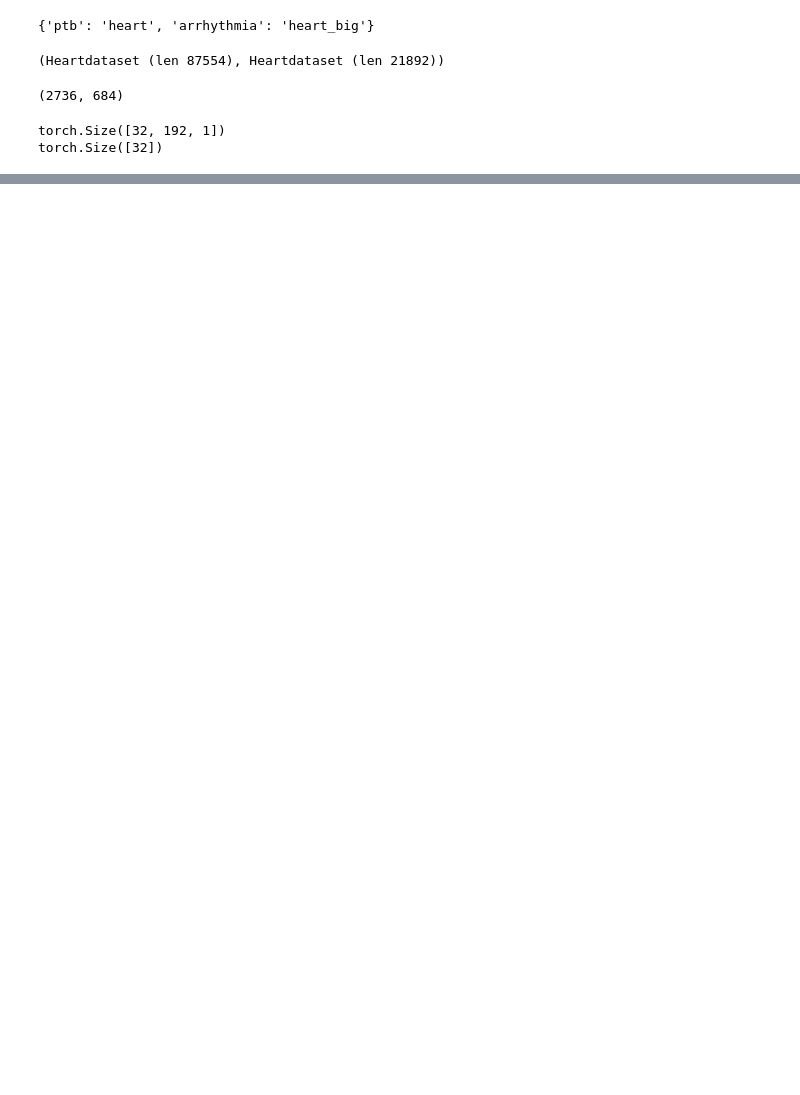
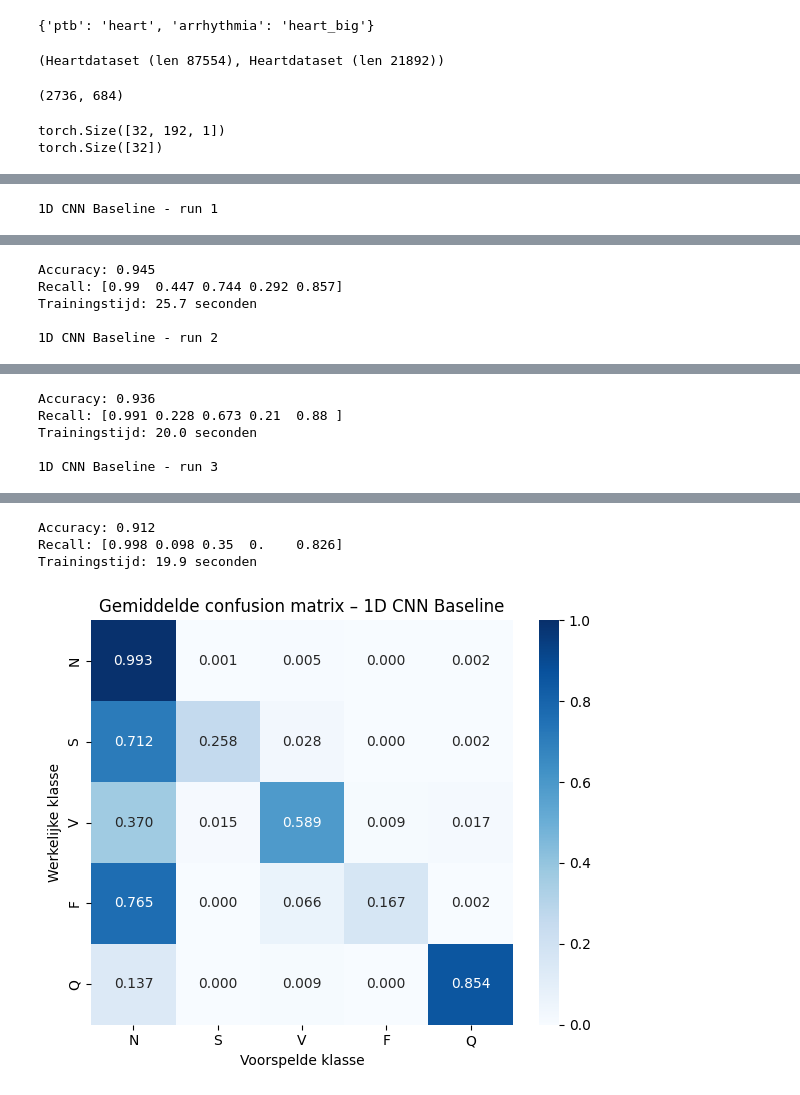
Before and after one commit to Mestix/MADS-ML-EXAM-ML, a Jupyter notebook: notebooks/eindopdracht_1D-Model.ipynb, the cells around one changed output, grey strips where cells are left out. Cells and saved outputs as stored; diff of their text form; code cells hidden in the pictures; blank space fills up the shorter version.

```diff
--- a/notebooks/eindopdracht_1D-Model.ipynb
+++ b/notebooks/eindopdracht_1D-Model.ipynb
@@ -141,47 +59,22 @@ metrics_list = [f1micro, f1macro, precision, recall, accuracy]
 # %%
-from mltrainer import ReportTypes, Trainer, TrainerSettings
-import torch
-from torch import nn
+from src.helpers import run_experiment
+from src.networks import CNN1D
 
-# Baseline 1D CNN model
-model = CNN1D(
-    num_classes=5,
-    filters=16,
-    input_size=192,
+
+run_experiment(
+    model_function=lambda: CNN1D(
+        num_classes=5,
+        filters=16,
+        input_size=192,
+    ),
+    experiment_name="1D CNN Baseline",
+    trainstreamer=trainstreamer,
+    teststreamer=teststreamer,
+    loss_fn=nn.CrossEntropyLoss(),
+    class_weights=False,
+    parallel=False,
+    runs=3,
+    epochs=5,
+    filename="results/results.csv",
 )
-
-loss_fn = nn.CrossEntropyLoss()
-optimizer = torch.optim.Adam
-
-# een vijfde van de batches gebruiken voor eerste experimenten
-train_steps = len(trainstreamer) // 5
-valid_steps = len(teststreamer) // 5
-
-settings = TrainerSettings(
-    epochs=3,
-    metrics=[
-        accuracy,
-        f1micro,
-        f1macro,
-        precision,
-        recall,
-    ],
-    logdir="logs/baseline_1d",
-    train_steps=train_steps,
-    valid_steps=valid_steps,
-    reporttypes=[ReportTypes.TENSORBOARD],
-    earlystop_kwargs=None,
-)
-
-trainer = Trainer(
-    model=model,
-    settings=settings,
-    loss_fn=loss_fn,
-    optimizer=optimizer,
-    traindataloader=trainstreamer.stream(),
-    validdataloader=teststreamer.stream(),
-    scheduler=optim.lr_scheduler.ReduceLROnPlateau
-)
-
-trainer.loop()
 # %% [output]
@@ -191,0 +82 @@ trainer.loop()
+1D CNN Baseline - run 1
@@ -191,0 +89,5 @@ trainer.loop()
+Accuracy: 0.945
+Recall: [0.99  0.447 0.744 0.292 0.857]
+Trainingstijd: 25.7 seconden
+
+1D CNN Baseline - run 2
@@ -191,0 +100,5 @@ trainer.loop()
+Accuracy: 0.936
+Recall: [0.991 0.228 0.673 0.21  0.88 ]
+Trainingstijd: 20.0 seconden
+
+1D CNN Baseline - run 3
@@ -191,0 +110,4 @@ trainer.loop()
+Accuracy: 0.912
+Recall: [0.998 0.098 0.35  0.    0.826]
+Trainingstijd: 19.9 seconden
+[figure, added]
```
Also changed, not shown: parts of 14 cells of this notebook, 27 other files.
